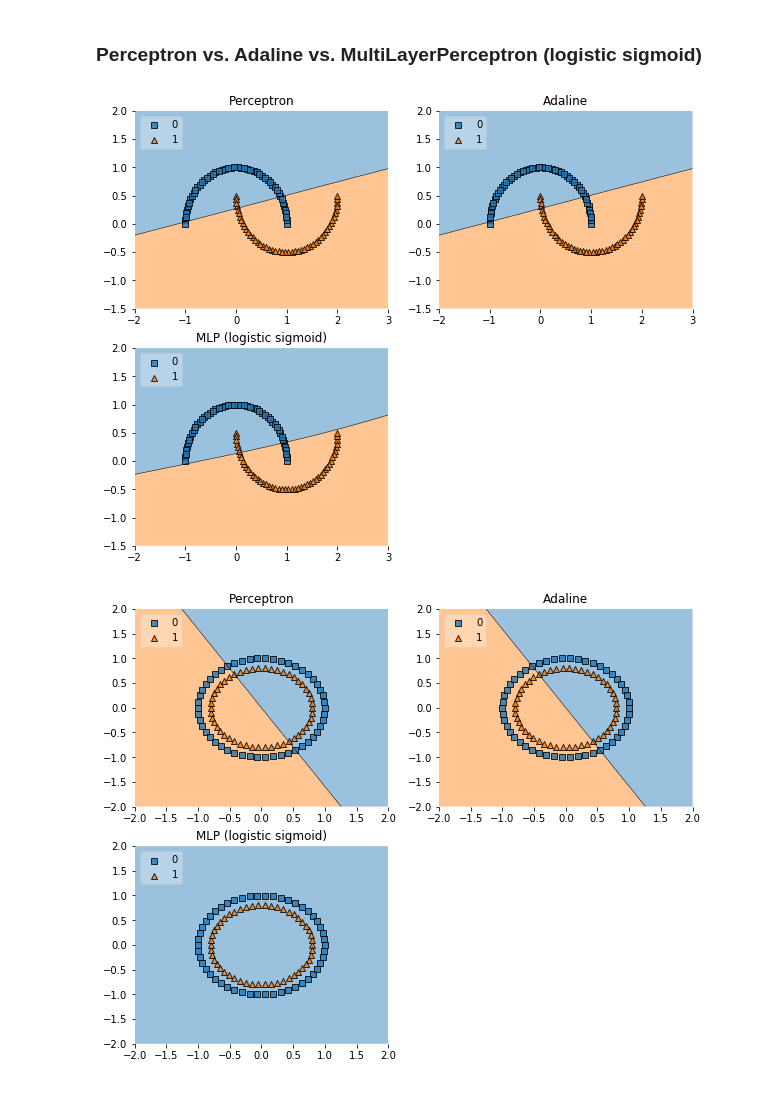
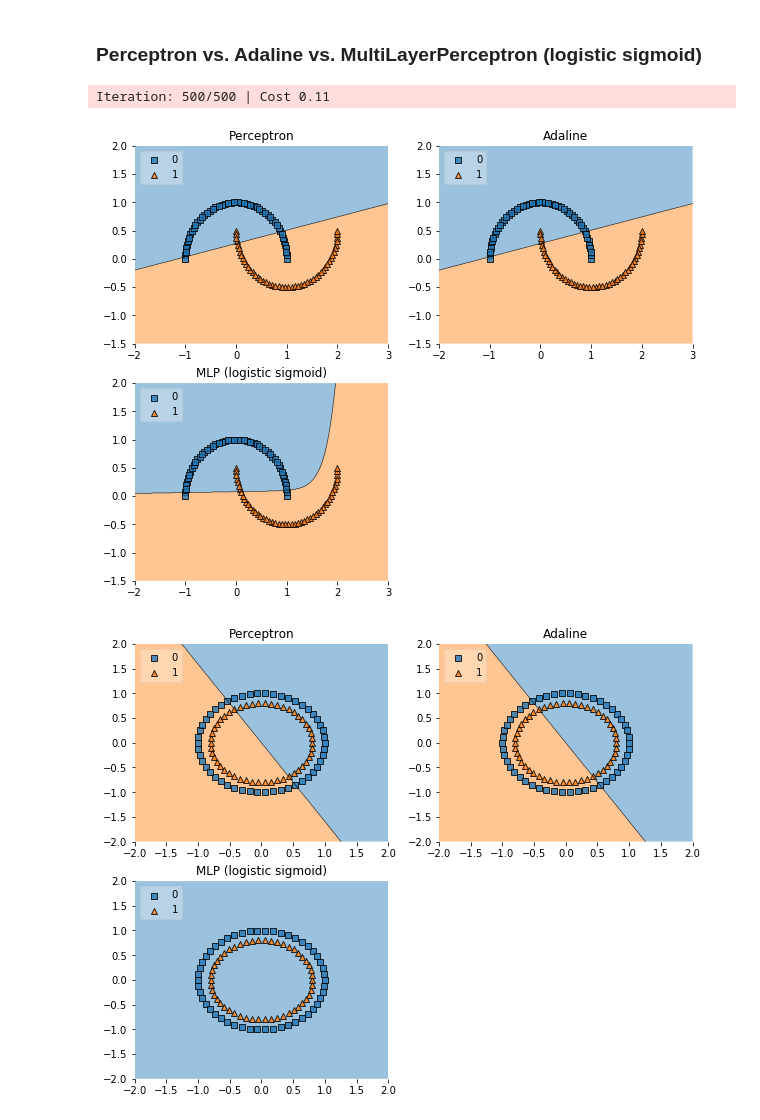
Before and after one commit to huli/perceptron-vs-adaline, a Jupyter notebook: comparision.ipynb, the cells around one changed output. Saved outputs shown, nothing was run; the diff lists cells and outputs as text; code cells hidden in the pictures.

```diff
--- a/comparision.ipynb
+++ b/comparision.ipynb
@@ -14,35 +14,36 @@ import itertools
 # %%
 # Generating a grid and some nice moons
 gs = gridspec.GridSpec(2, 2)
 X, y = make_moons(n_samples=100, random_state=123)
 
 # Initializing the different algorithms
 ppn = Perceptron(epochs=50, eta=0.05, random_seed=0)
 ada = Adaline(epochs=50, eta=0.05, random_seed=0)
-mlp = MultiLayerPerceptron(n_classes=len(np.unique(y)),
-                           hidden_layers=[150],
-                           l2=0.0,
-                           l1=0.0,
-                           epochs=500,
-                           eta=0.01,
-                           momentum=0.0,
-                           decrease_const=0.0,
-                           minibatches=1,
-                           random_seed=42)
+mlp = MultiLayerPerceptron(hidden_layers=[50],
+                            l2=0.00,
+                            l1=0.0,
+                            epochs=500,
+                            eta=0.08,
+                            momentum=0.0,
+                            decrease_const=0.0,
+                            minibatches=1,
+                            random_seed=42,
+                            print_progress=1)
 
 # Fitting and plotting the algorithms
 fig = plt.figure(figsize=(10,8))
 for clf, lab, grd in zip([ppn, ppn, mlp],
                          ['Perceptron', 'Adaline', 'MLP (logistic sigmoid)'],
                          itertools.product([0, 1], repeat=2)):
     clf.fit(X, y)
     ax = plt.subplot(gs[grd[0], grd[1]])
     fig = plot_decision_regions(X=X, y=y, clf=clf, legend=2)
     plt.title(lab)
 
 plt.show()
 # %% [output]
+Iteration: 500/500 | Cost 0.11
-[figure, old version]
+[figure, new version]
 # %%
 from sklearn.datasets import make_circles
 
```
Also changed, not shown: parts of 1 cell of this notebook.
